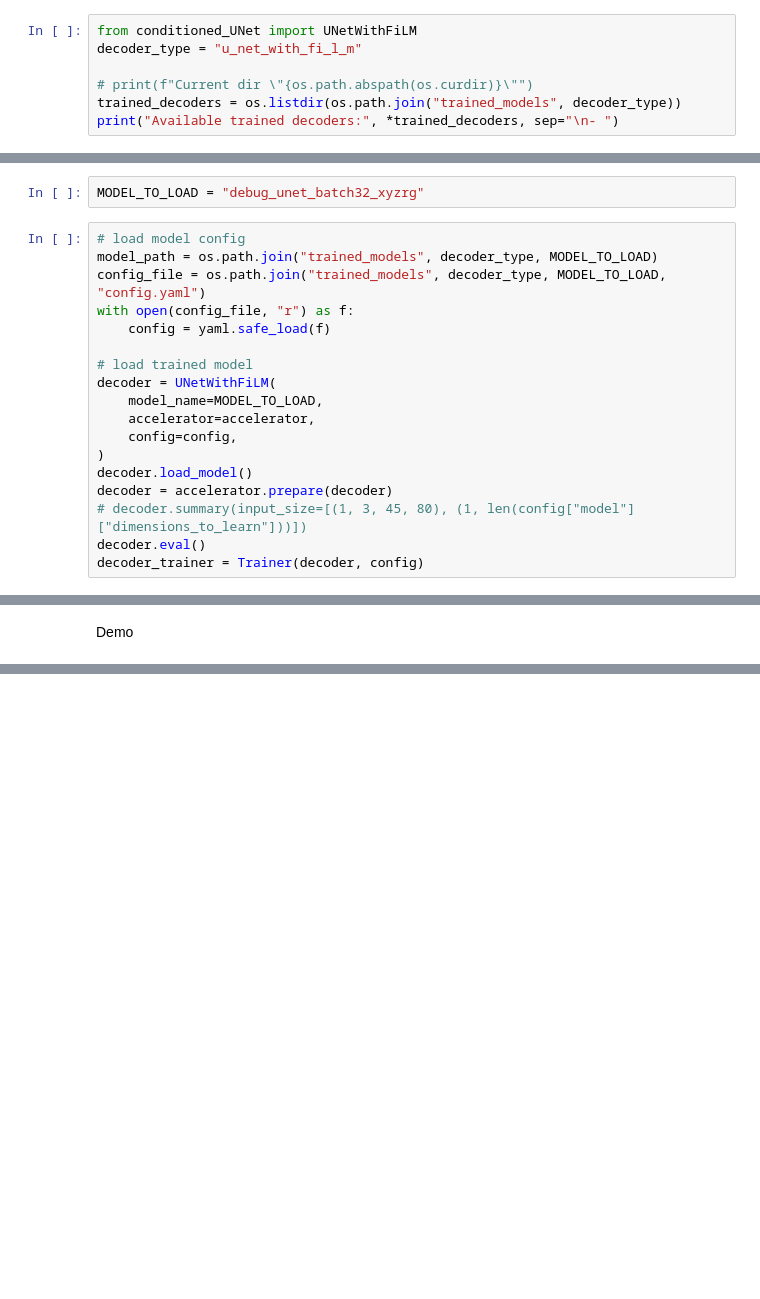
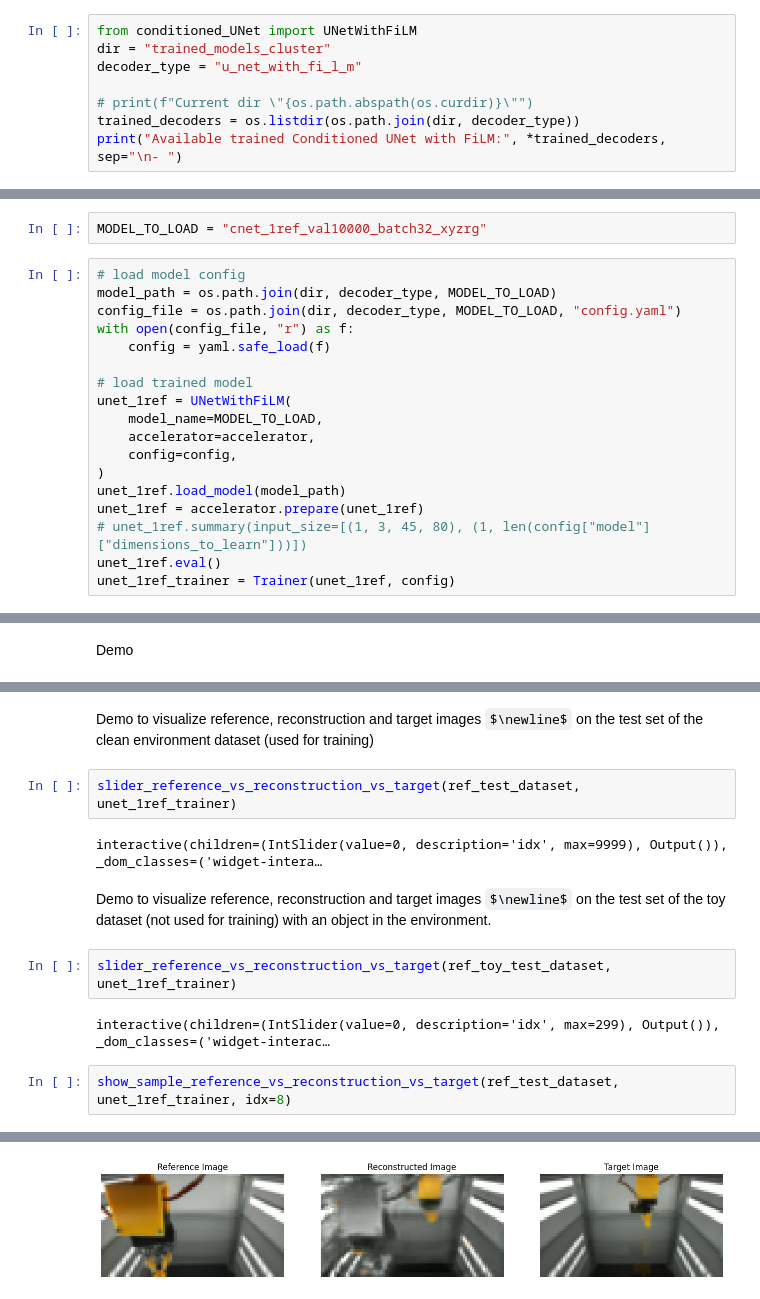
Before and after one commit to GiacomoBillo/cloudgripper-visual-autoencoder, a Jupyter notebook: visual_autoencoder/demo.ipynb, the cells around one changed output, grey strips where cells are left out. Drawn from its saved outputs; the diff is of its cells as text; some formulas as TeX source; blank space fills up the shorter version.

Commit message:
feat: demo cUNet 1ref and 10ref

```diff
--- a/visual_autoencoder/demo.ipynb
+++ b/visual_autoencoder/demo.ipynb
@@ -341,9 +411,10 @@ Robot configuration x=0.676, y=0.836, z=0.433, r=0.117, g=0.322
 ## Conditioned UNet
 # %%
 from conditioned_UNet import UNetWithFiLM
+dir = "trained_models_cluster"
 decoder_type = "u_net_with_fi_l_m"
 
 # print(f"Current dir \"{os.path.abspath(os.curdir)}\"")
-trained_decoders = os.listdir(os.path.join("trained_models", decoder_type))
-print("Available trained decoders:", *trained_decoders, sep="\n- ")
+trained_decoders = os.listdir(os.path.join(dir, decoder_type))
+print("Available trained Conditioned UNet with FiLM:", *trained_decoders, sep="\n- ")
 # %% [output]
@@ -358,23 +428,23 @@ Available trained decoders:
 # %%
-MODEL_TO_LOAD = "debug_unet_batch32_xyzrg"
+MODEL_TO_LOAD = "cnet_1ref_val10000_batch32_xyzrg"
 # %%
 # load model config
-model_path = os.path.join("trained_models", decoder_type, MODEL_TO_LOAD)
-config_file = os.path.join("trained_models", decoder_type, MODEL_TO_LOAD, "config.yaml")
+model_path = os.path.join(dir, decoder_type, MODEL_TO_LOAD)
+config_file = os.path.join(dir, decoder_type, MODEL_TO_LOAD, "config.yaml")
 with open(config_file, "r") as f:
     config = yaml.safe_load(f)
 
 # load trained model
-decoder = UNetWithFiLM(
+unet_1ref = UNetWithFiLM(
     model_name=MODEL_TO_LOAD,
     accelerator=accelerator,
     config=config,
 )
-decoder.load_model()
-decoder = accelerator.prepare(decoder)
-# decoder.summary(input_size=[(1, 3, 45, 80), (1, len(config["model"]["dimensions_to_learn"]))])
-decoder.eval()
-decoder_trainer = Trainer(decoder, config)
+unet_1ref.load_model(model_path)
+unet_1ref = accelerator.prepare(unet_1ref)
+# unet_1ref.summary(input_size=[(1, 3, 45, 80), (1, len(config["model"]["dimensions_to_learn"]))])
+unet_1ref.eval()
+unet_1ref_trainer = Trainer(unet_1ref, config)
 # %% [markdown]
 Evaluation on test set
 
@@ -420,0 +491,17 @@ Robot configuration x=0.970, y=0.500, z=0.089, r=0.000, g=1.000
+# %% [markdown]
+Demo to visualize reference, reconstruction and target images $\newline$
+on the test set of the clean environment dataset (used for training)
+# %%
+slider_reference_vs_reconstruction_vs_target(ref_test_dataset, unet_1ref_trainer)
+# %% [output]
+interactive(children=(IntSlider(value=0, description='idx', max=9999), Output()), _dom_classes=('widget-intera…
+# %% [markdown]
+Demo to visualize reference, reconstruction and target images $\newline$
+on the test set of the toy dataset (not used for training) with an object in the environment.
+# %%
+slider_reference_vs_reconstruction_vs_target(ref_toy_test_dataset, unet_1ref_trainer)
+# %% [output]
+interactive(children=(IntSlider(value=0, description='idx', max=299), Output()), _dom_classes=('widget-interac…
+# %%
+show_sample_reference_vs_reconstruction_vs_target(ref_test_dataset, unet_1ref_trainer, idx=8)
+# %% [output]
@@ -420,0 +512 @@ Robot configuration x=0.970, y=0.500, z=0.089, r=0.000, g=1.000
+[figure, added]
```
Also changed, not shown: parts of 27 cells of this notebook, 3 other files.
